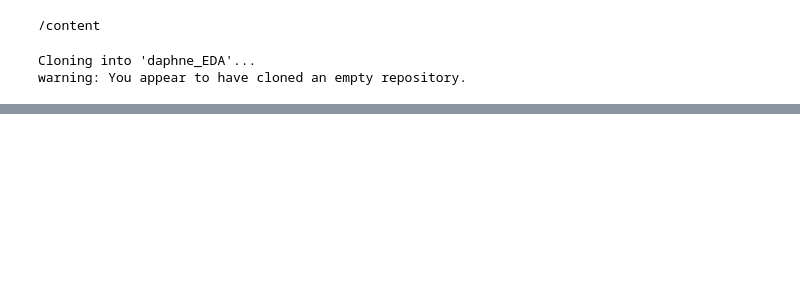
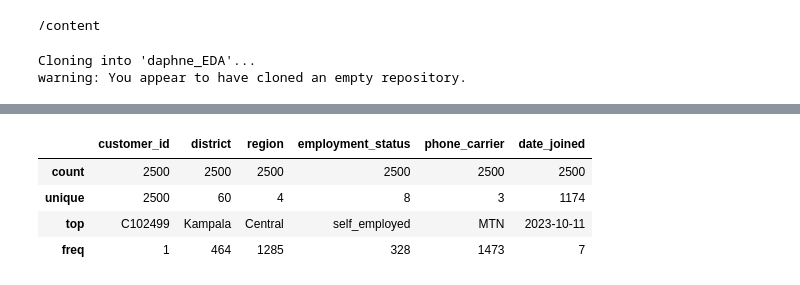
Before and after one commit to DaphneDana/daphne_EDA, a Jupyter notebook: dana_eda.ipynb, the cells around one changed output, grey strips where cells are left out. Saved outputs shown, nothing was run; the diff lists cells and outputs as text; code cells hidden in the pictures; blank space fills up the shorter version.

```diff
--- a/dana_eda.ipynb
+++ b/dana_eda.ipynb
@@ -18,0 +290,9 @@ mv: cannot stat '/content/dana_eda.ipynb': No such file or directory
+# %%
+# Include categorical columns too
+df.describe(include='object')
+# %% [output]
+|  | customer_id | district | region | employment_status | phone_carrier | date_joined |
+| count | 2500 | 2500 | 2500 | 2500 | 2500 | 2500 |
+| unique | 2500 | 60 | 4 | 8 | 3 | 1174 |
+| top | C102499 | Kampala | Central | self_employed | MTN | 2023-10-11 |
+| freq | 1 | 464 | 1285 | 328 | 1473 | 7 |
```
Also changed, not shown: parts of 49 cells of this notebook.
